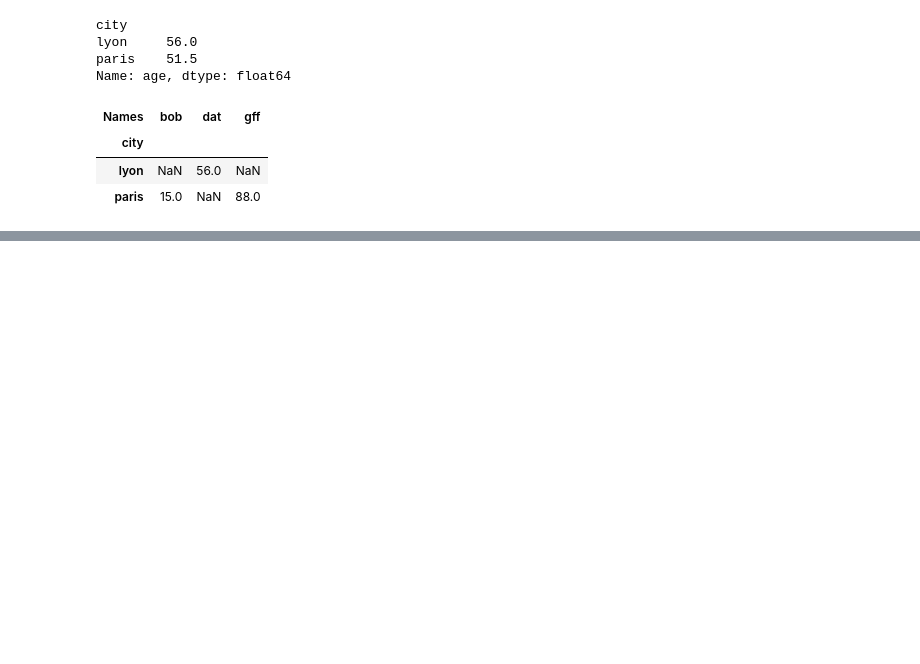
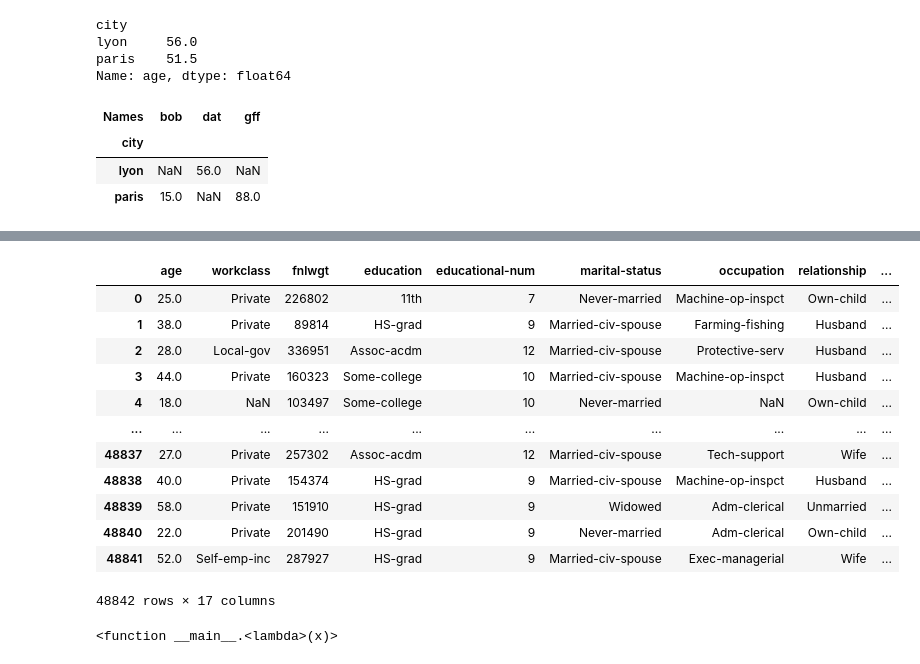
Before and after one commit to dcrey7/emlyon_dsais, a Jupyter notebook: emlyon_notes_september.ipynb, the cells around one changed output, grey strips where cells are left out. Cells and saved outputs as stored; diff of their text form; code cells hidden in the pictures; blank space fills up the shorter version.

```diff
--- a/emlyon_notes_september.ipynb
+++ b/emlyon_notes_september.ipynb
@@ -594,0 +810,33 @@ df.pivot_table(index="city",columns="Names",values="age",aggfunc="mean")
+# %%
+# how to apply an function on values of a col
+
+
+def age_map(x):
+    if x <30:
+        return "chotu"
+    elif x>30 and x<60:
+        return "mid"
+    else:
+        return "budda"
+
+df['age_hindi']=df['age'].apply(age_map)
+df
+# %% [output]
+|  | age | workclass | fnlwgt | education | educational-num | marital-status | occupation | relationship | ... |
+| 0 | 25.0 | Private | 226802 | 11th | 7 | Never-married | Machine-op-inspct | Own-child | ... |
+| 1 | 38.0 | Private | 89814 | HS-grad | 9 | Married-civ-spouse | Farming-fishing | Husband | ... |
+| 2 | 28.0 | Local-gov | 336951 | Assoc-acdm | 12 | Married-civ-spouse | Protective-serv | Husband | ... |
+| 3 | 44.0 | Private | 160323 | Some-college | 10 | Married-civ-spouse | Machine-op-inspct | Husband | ... |
+| 4 | 18.0 | NaN | 103497 | Some-college | 10 | Never-married | NaN | Own-child | ... |
+| ... | ... | ... | ... | ... | ... | ... | ... | ... | ... |
+| 48837 | 27.0 | Private | 257302 | Assoc-acdm | 12 | Married-civ-spouse | Tech-support | Wife | ... |
+| 48838 | 40.0 | Private | 154374 | HS-grad | 9 | Married-civ-spouse | Machine-op-inspct | Husband | ... |
+| 48839 | 58.0 | Private | 151910 | HS-grad | 9 | Widowed | Adm-clerical | Unmarried | ... |
+| 48840 | 22.0 | Private | 201490 | HS-grad | 9 | Never-married | Adm-clerical | Own-child | ... |
+| 48841 | 52.0 | Self-emp-inc | 287927 | HS-grad | 9 | Married-civ-spouse | Exec-managerial | Wife | ... |
+48842 rows × 17 columns
+# %%
+inc=lambda x:x +1 # means the return of the function is what after colon
+inc
+# %% [output]
+<function __main__.<lambda>(x)>
```
Also changed, not shown: parts of 28 cells of this notebook, 7 other files.
